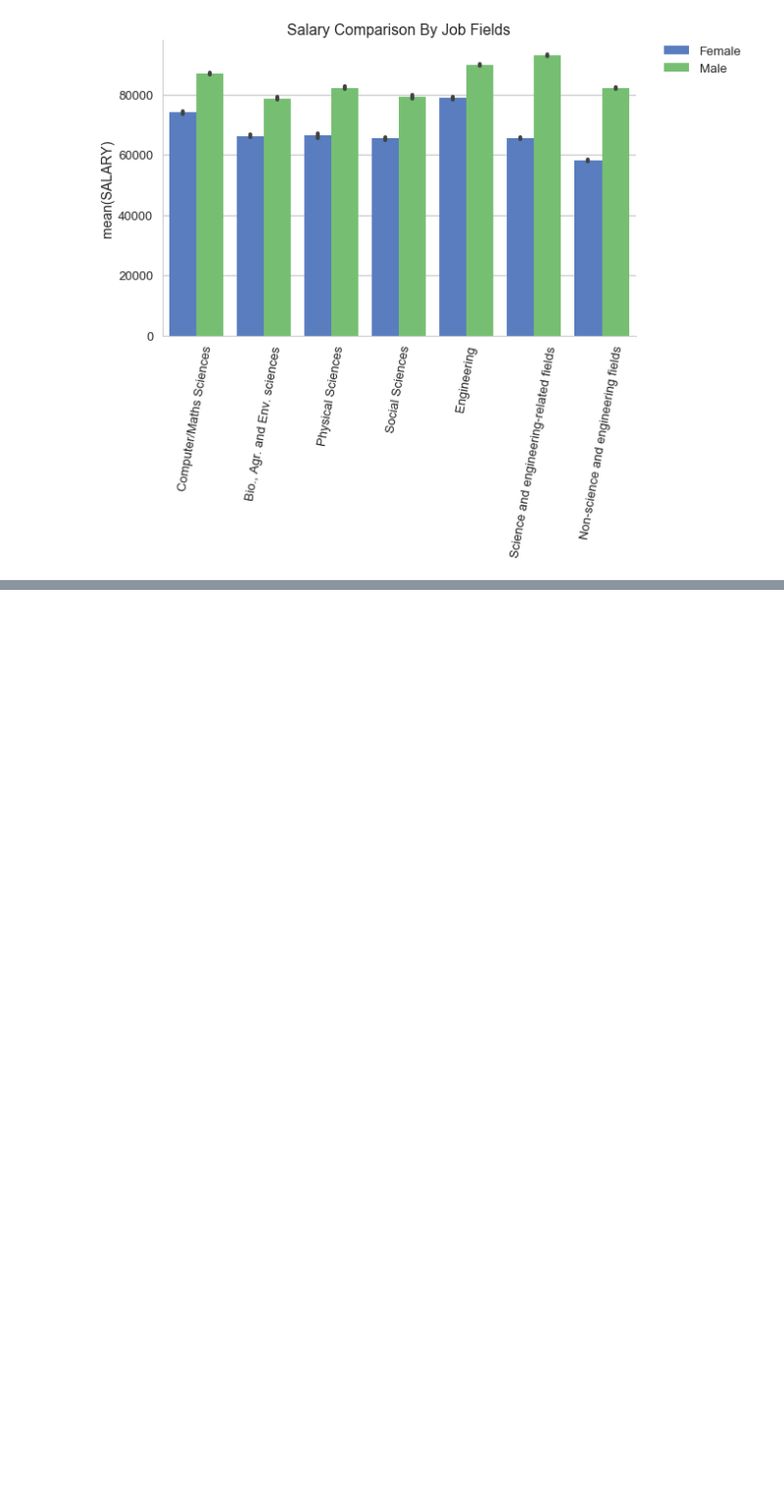
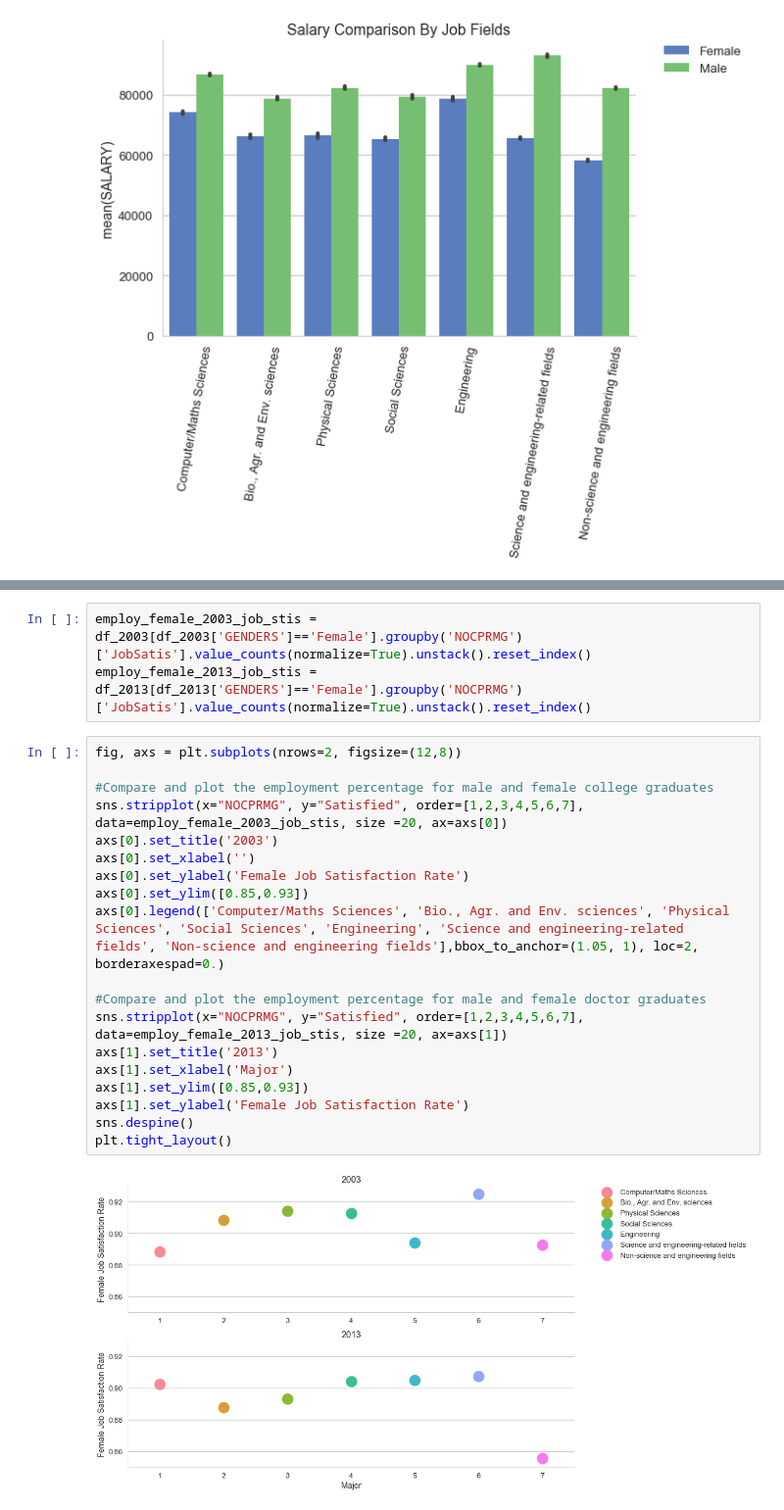
Before and after one commit to shuojiashi/women_in_stem, a Jupyter notebook: notebooks/HigherEdEDA_upload.ipynb, the cells around one changed output, grey strips where cells are left out. Shown at 98% size. Drawn from its saved outputs; the diff is of its cells as text; blank space fills up the shorter version.

```diff
--- a/notebooks/HigherEdEDA_upload.ipynb
+++ b/notebooks/HigherEdEDA_upload.ipynb
@@ -391,0 +418,24 @@ plt.tight_layout()
+# %%
+employ_female_2003_job_stis = df_2003[df_2003['GENDERS']=='Female'].groupby('NOCPRMG')['JobSatis'].value_counts(normalize=True).unstack().reset_index()
+employ_female_2013_job_stis = df_2013[df_2013['GENDERS']=='Female'].groupby('NOCPRMG')['JobSatis'].value_counts(normalize=True).unstack().reset_index()
+# %%
+fig, axs = plt.subplots(nrows=2, figsize=(12,8))
+
+#Compare and plot the employment percentage for male and female college graduates
+sns.stripplot(x="NOCPRMG", y="Satisfied", order=[1,2,3,4,5,6,7], data=employ_female_2003_job_stis, size =20, ax=axs[0])
+axs[0].set_title('2003')
+axs[0].set_xlabel('')
+axs[0].set_ylabel('Female Job Satisfaction Rate')
+axs[0].set_ylim([0.85,0.93])
+axs[0].legend(['Computer/Maths Sciences', 'Bio., Agr. and Env. sciences', 'Physical Sciences', 'Social Sciences', 'Engineering', 'Science and engineering-related fields', 'Non-science and engineering fields'],bbox_to_anchor=(1.05, 1), loc=2, borderaxespad=0.)
+
+#Compare and plot the employment percentage for male and female doctor graduates
+sns.stripplot(x="NOCPRMG", y="Satisfied", order=[1,2,3,4,5,6,7], data=employ_female_2013_job_stis, size =20, ax=axs[1])
+axs[1].set_title('2013')
+axs[1].set_xlabel('Major')
+axs[1].set_ylim([0.85,0.93])
+axs[1].set_ylabel('Female Job Satisfaction Rate')
+sns.despine()
+plt.tight_layout()
+# %% [output]
+[figure, added]
```
Also changed, not shown: parts of 48 cells of this notebook.
